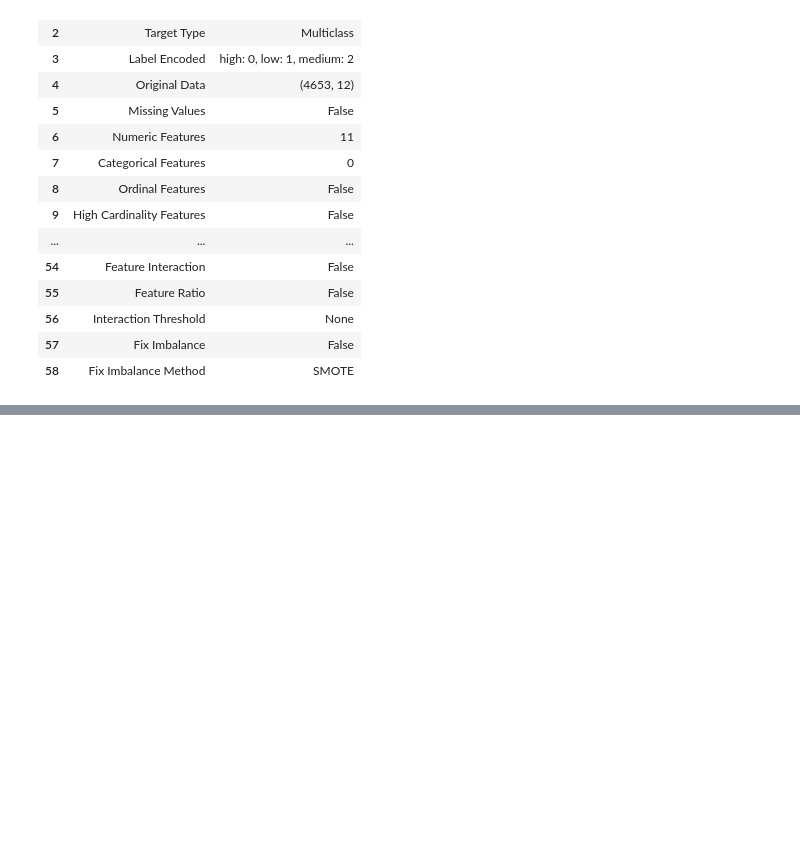
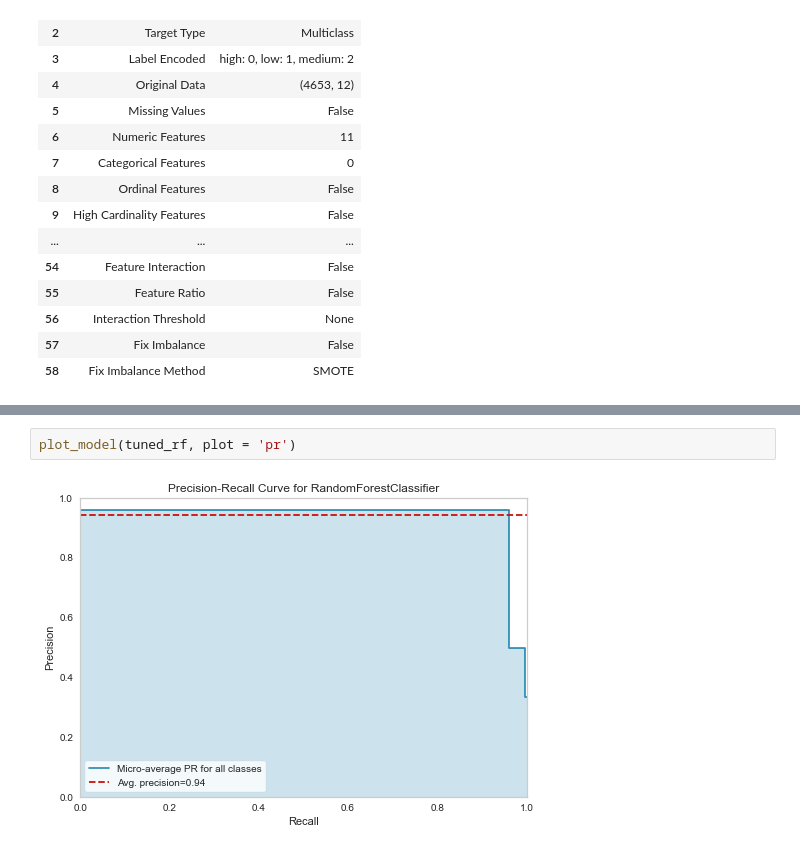
Before and after one commit to isdicely/Project-3, a Jupyter notebook: category_ML.ipynb, the cells around one changed output, grey strips where cells are left out. Saved outputs shown, nothing was run; the diff lists cells and outputs as text; blank space fills up the shorter version.

```diff
--- a/category_ML.ipynb
+++ b/category_ML.ipynb
@@ -148,0 +372,4 @@ exp_clf101 = setup(data = data, target = 'quality_category', session_id=123)
+# %%
+plot_model(tuned_rf, plot = 'pr')
+# %% [output]
+[figure, added]
```
Also changed, not shown: parts of 23 cells of this notebook, 1 other file.
